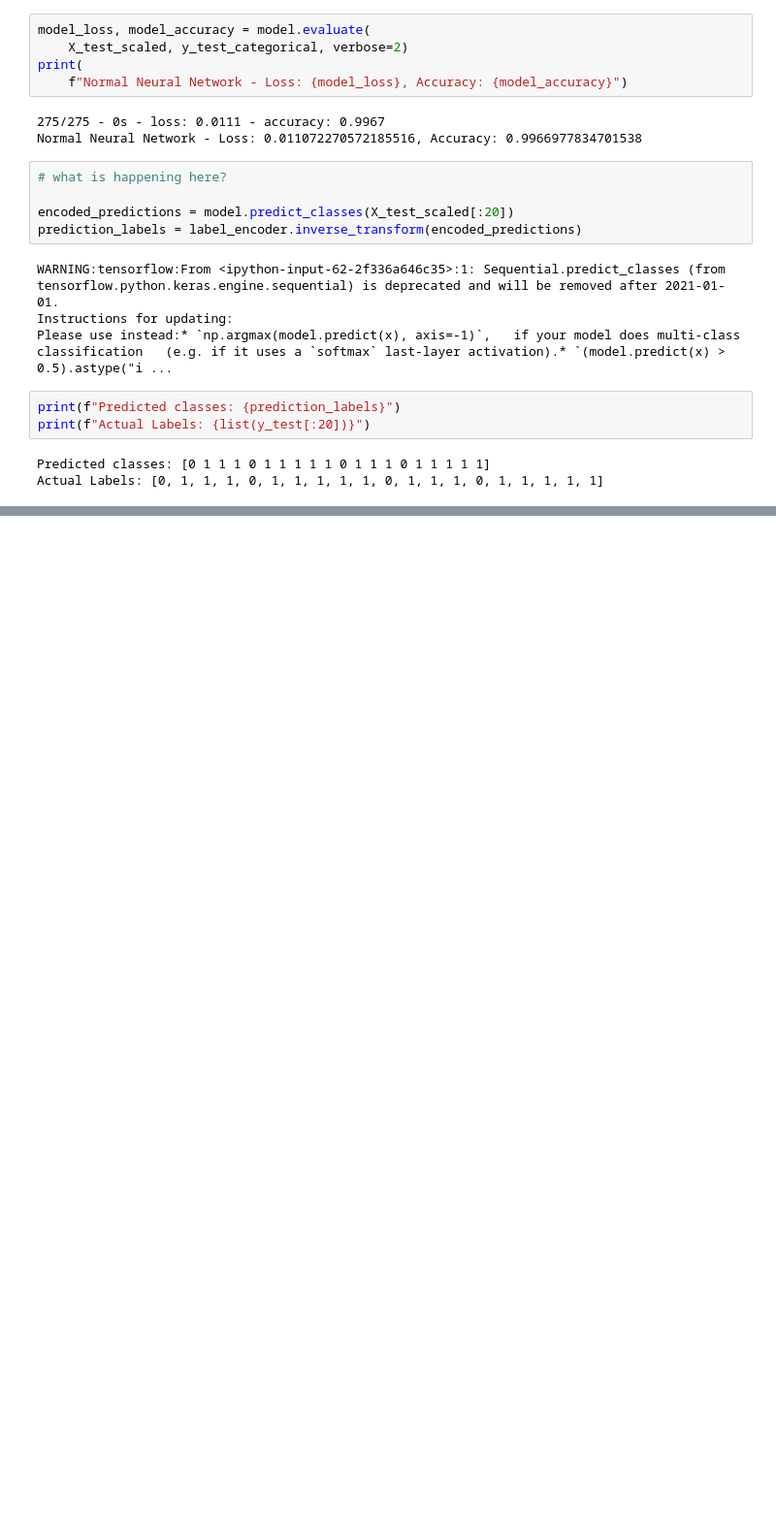
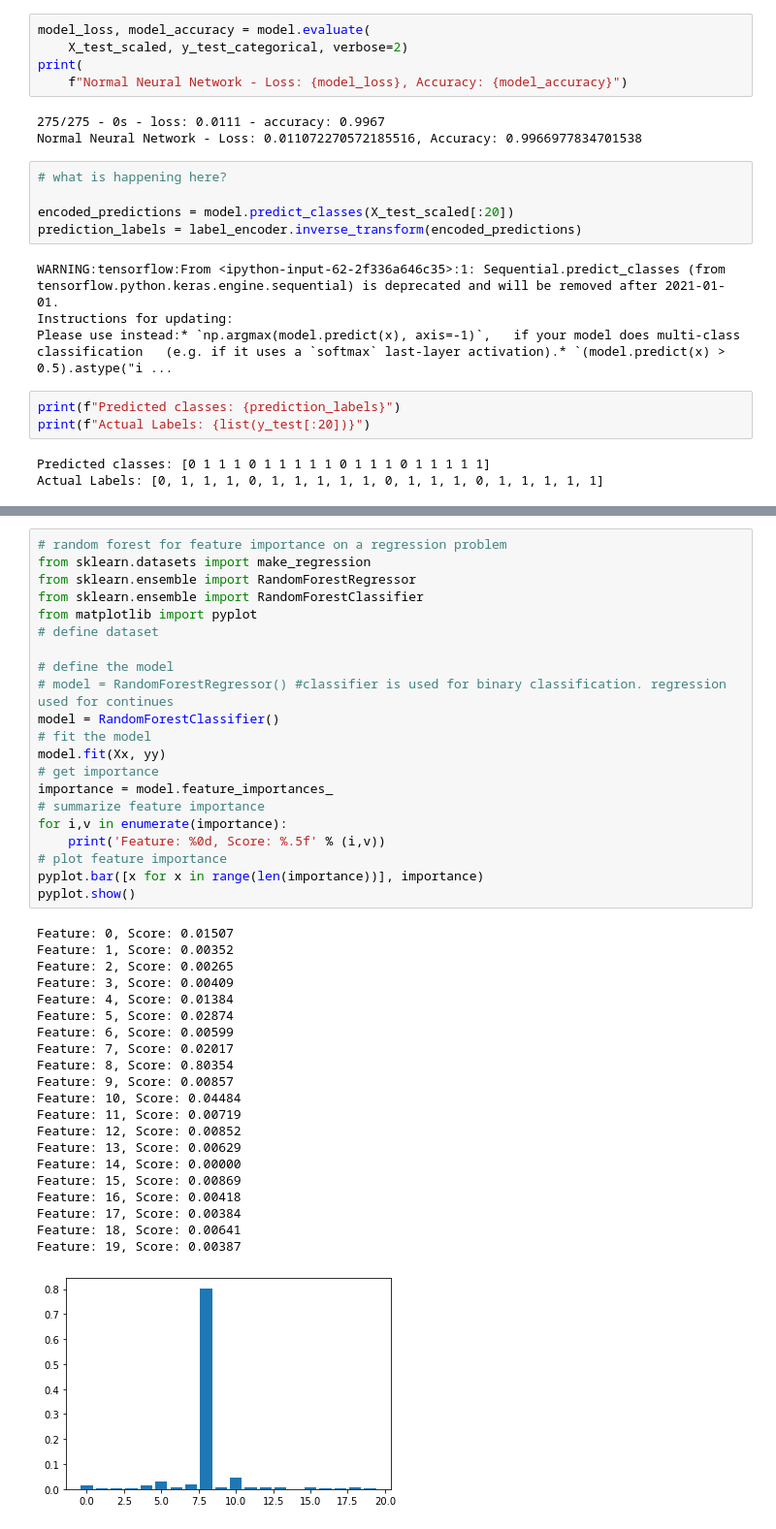
Before and after one commit to larregui/IST718-Project, a Jupyter notebook: modeling2.ipynb, the cells around one changed output, grey strips where cells are left out. Shown at 97% size. Saved outputs shown, nothing was run; the diff lists cells and outputs as text; blank space fills up the shorter version.

```diff
--- a/modeling2.ipynb
+++ b/modeling2.ipynb
@@ -271,0 +431,43 @@ Actual Labels: [0, 1, 1, 1, 0, 1, 1, 1, 1, 1, 0, 1, 1, 1, 0, 1, 1, 1, 1, 1]
+# %%
+# random forest for feature importance on a regression problem
+from sklearn.datasets import make_regression
+from sklearn.ensemble import RandomForestRegressor
+from sklearn.ensemble import RandomForestClassifier
+from matplotlib import pyplot
+# define dataset
+
+# define the model
+# model = RandomForestRegressor() #classifier is used for binary classification. regression used for continues
+model = RandomForestClassifier()
+# fit the model
+model.fit(Xx, yy)
+# get importance
+importance = model.feature_importances_
+# summarize feature importance
+for i,v in enumerate(importance):
+	print('Feature: %0d, Score: %.5f' % (i,v))
+# plot feature importance
+pyplot.bar([x for x in range(len(importance))], importance)
+pyplot.show()
+# %% [output]
+Feature: 0, Score: 0.01507
+Feature: 1, Score: 0.00352
+Feature: 2, Score: 0.00265
+Feature: 3, Score: 0.00409
+Feature: 4, Score: 0.01384
+Feature: 5, Score: 0.02874
+Feature: 6, Score: 0.00599
+Feature: 7, Score: 0.02017
+Feature: 8, Score: 0.80354
+Feature: 9, Score: 0.00857
+Feature: 10, Score: 0.04484
+Feature: 11, Score: 0.00719
+Feature: 12, Score: 0.00852
+Feature: 13, Score: 0.00629
+Feature: 14, Score: 0.00000
+Feature: 15, Score: 0.00869
+Feature: 16, Score: 0.00418
+Feature: 17, Score: 0.00384
+Feature: 18, Score: 0.00641
+Feature: 19, Score: 0.00387
+[figure, added]
```
Also changed, not shown: parts of 17 cells of this notebook.
